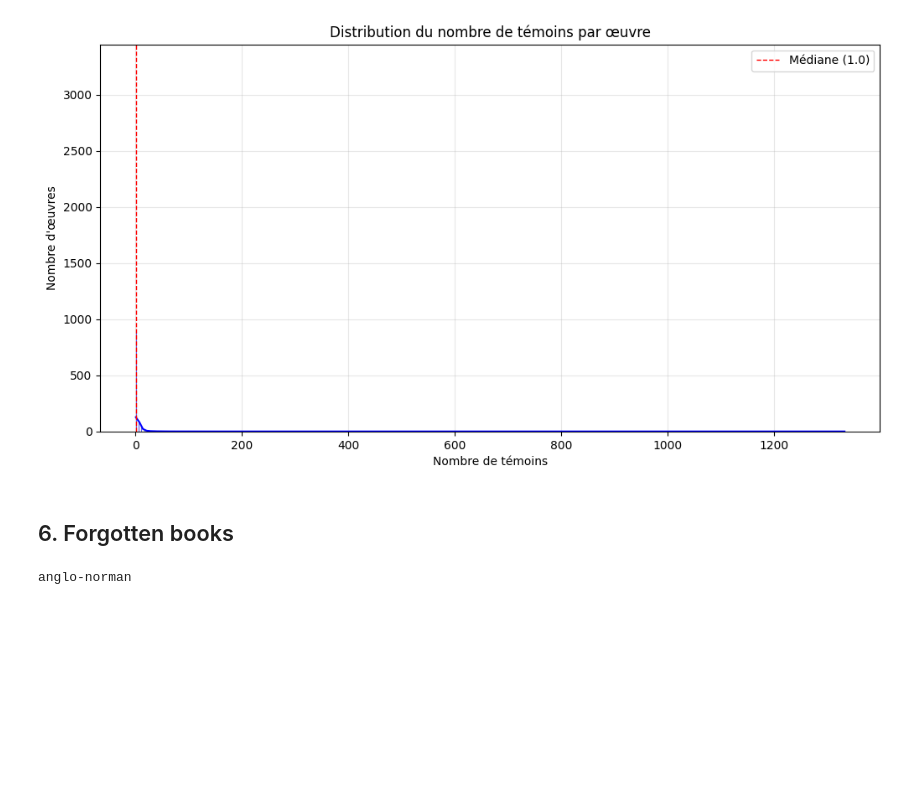
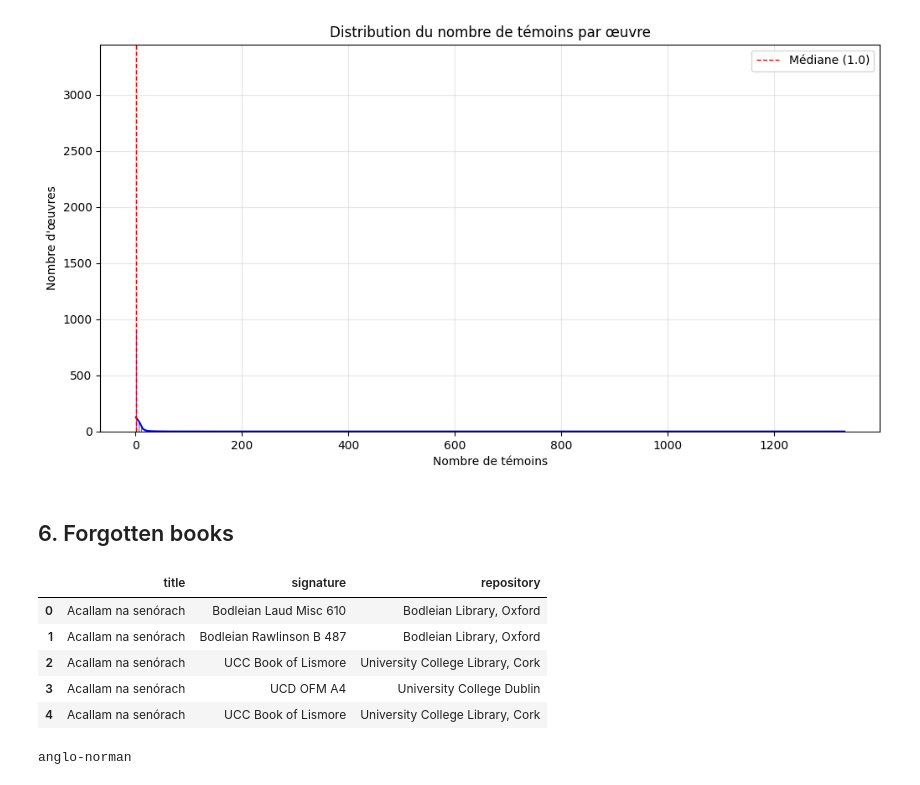
Before and after one commit to LostMa-ERC/R_traditions, a Jupyter notebook: witness.ipynb, the cells around one changed output. Drawn from its saved outputs; the diff is of its cells as text; code cells hidden in the pictures; blank space fills up the shorter version.

```diff
--- a/witness.ipynb
+++ b/witness.ipynb
@@ -342,6 +342,16 @@ for l in forgotten_books_language:
     output_file = data_dir + "witness_distribution/" + "forgotten_books_" + l + "_witness.csv"
 
     forgotten_books_data.append(process_forgotten_books(input_file, output_file))
+# %%
+df = pd.read_excel(input_file)
+df.head()
+# %% [output]
+|  | title | signature | repository |
+| 0 | Acallam na senórach | Bodleian Laud Misc 610 | Bodleian Library, Oxford |
+| 1 | Acallam na senórach | Bodleian Rawlinson B 487 | Bodleian Library, Oxford |
+| 2 | Acallam na senórach | UCC Book of Lismore | University College Library, Cork |
+| 3 | Acallam na senórach | UCD OFM A4 | University College Dublin |
+| 4 | Acallam na senórach | UCC Book of Lismore | University College Library, Cork |
 # %%
 for (l,df) in zip(forgotten_books_language, forgotten_books_data):
     print(l)
```
Also changed, not shown: parts of 1 cell of this notebook.
